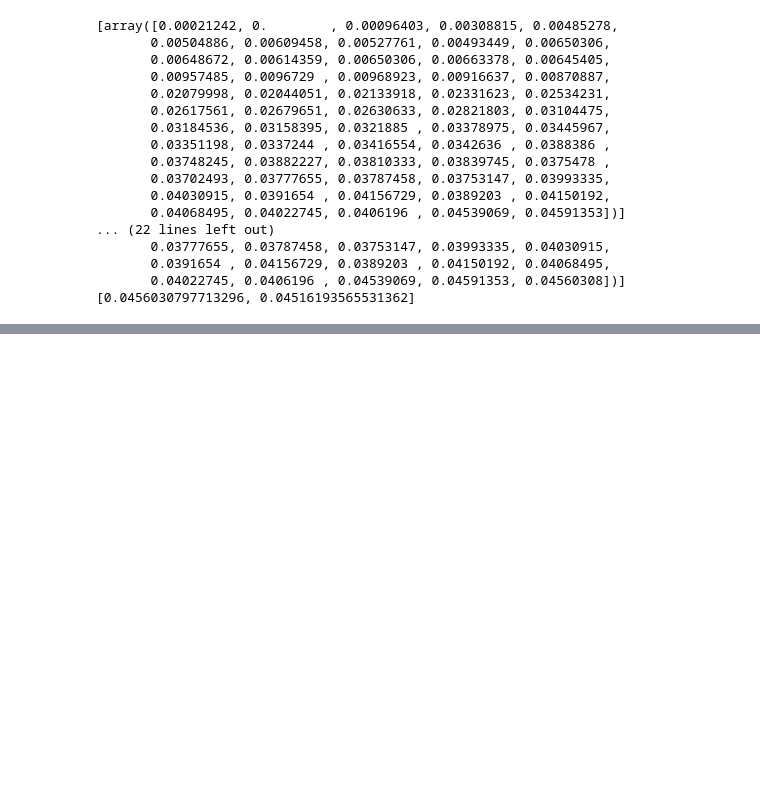
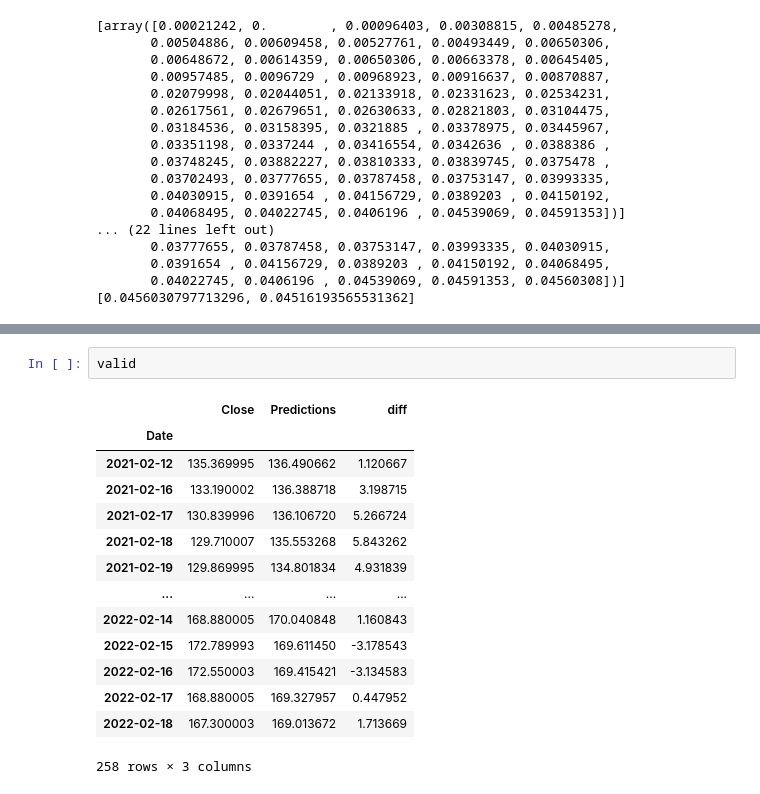
Before and after one commit to vivekjainmaiet/stockanalysis, a Jupyter notebook: notebooks/LSTM_NEW.ipynb, the cells around one changed output, grey strips where cells are left out. Saved outputs shown, nothing was run; the diff lists cells and outputs as text; blank space fills up the shorter version.

```diff
--- a/notebooks/LSTM_NEW.ipynb
+++ b/notebooks/LSTM_NEW.ipynb
@@ -124,0 +192,17 @@ NotImplementedError: Cannot convert a symbolic Tensor (lstm_5/strided_slice:0) t
+# %%
+valid
+# %% [output]
+|  | Close | Predictions | diff |
+| Date |  |  |  |
+| 2021-02-12 | 135.369995 | 136.490662 | 1.120667 |
+| 2021-02-16 | 133.190002 | 136.388718 | 3.198715 |
+| 2021-02-17 | 130.839996 | 136.106720 | 5.266724 |
+| 2021-02-18 | 129.710007 | 135.553268 | 5.843262 |
+| 2021-02-19 | 129.869995 | 134.801834 | 4.931839 |
+| ... | ... | ... | ... |
+| 2022-02-14 | 168.880005 | 170.040848 | 1.160843 |
+| 2022-02-15 | 172.789993 | 169.611450 | -3.178543 |
+| 2022-02-16 | 172.550003 | 169.415421 | -3.134583 |
+| 2022-02-17 | 168.880005 | 169.327957 | 0.447952 |
+| 2022-02-18 | 167.300003 | 169.013672 | 1.713669 |
+258 rows × 3 columns
```
Also changed, not shown: parts of 6 cells of this notebook.
